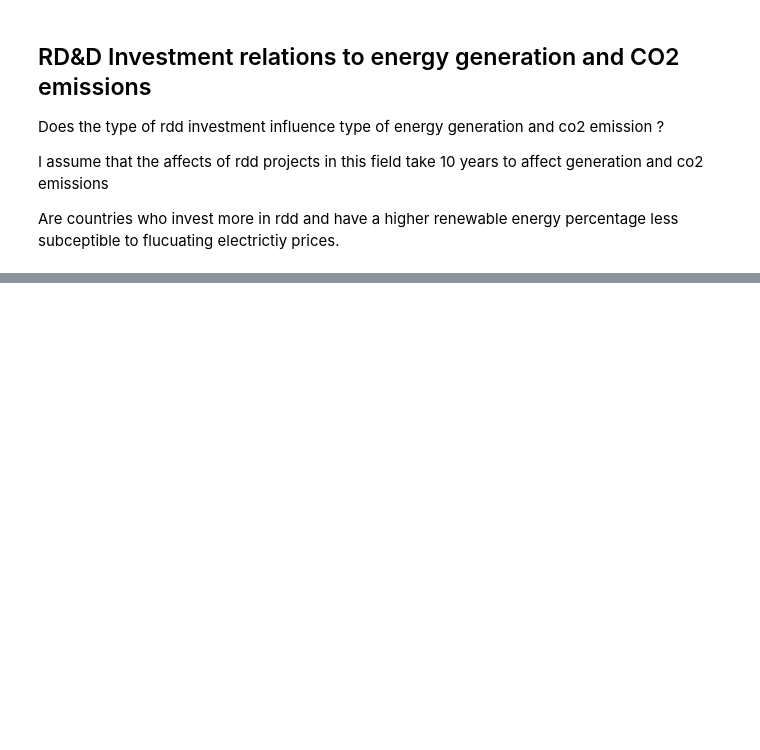
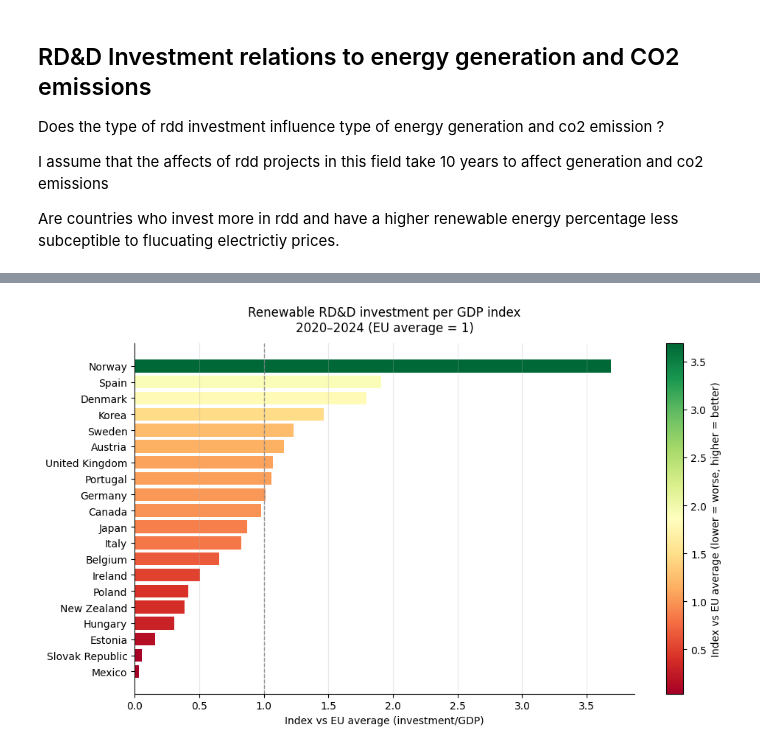
Before and after one commit to mozi30/VDS-RenewableEnergy, a Jupyter notebook: renewable-energy.ipynb, the cells around one changed output, grey strips where cells are left out. Cells and saved outputs as stored; diff of their text form; code cells hidden in the pictures; blank space fills up the shorter version.

```diff
--- a/renewable-energy.ipynb
+++ b/renewable-energy.ipynb
@@ -989,0 +1202,83 @@ show_scatterplot(
+# %%
+# --- NEW: INDEX WHERE 1 = EU AVERAGE -------------------------------
+
+eu_avg_invest_per_gdp_5y = agg_5y["investment_per_gdp_5y"].mean()
+agg_5y["index_vs_eu_avg"] = agg_5y["investment_per_gdp_5y"] / eu_avg_invest_per_gdp_5y
+
+# -------------------------------------------------------------------
+#   SELECT 10 COUNTRIES SPREAD FROM BAD → GOOD (NOT 5+5 EXTREMES)
+# -------------------------------------------------------------------
+agg_5y_sorted = agg_5y.sort_values("index_vs_eu_avg").reset_index(drop=True)
+
+n_all = len(agg_5y_sorted)
+n_sample = n_all
+
+# Evenly spaced indices from worst to best
+indices = np.linspace(0, n_all - 1, n_sample, dtype=int)
+sample_10 = agg_5y_sorted.iloc[indices].copy()
+
+# ensure sorted by index (bad → good)
+sample_10 = sample_10.sort_values("index_vs_eu_avg")
+
+# -------------------------------------------------------------------
+#   VISUAL: HORIZONTAL DIVERGING BAR (10 COUNTRIES, RED→GREEN)
+# -------------------------------------------------------------------
+import matplotlib.cm as cm
+import matplotlib.colors as mcolors
+
+plt.figure(figsize=(10, 6))
+
+cmap = cm.get_cmap("RdYlGn")  # red-yellow-green
+norm = mcolors.Normalize(
+    vmin=sample_10["index_vs_eu_avg"].min(),
+    vmax=sample_10["index_vs_eu_avg"].max()
+)
+colors = [cmap(norm(v)) for v in sample_10["index_vs_eu_avg"]]
+
+ax = plt.gca()
+ax.barh(
+    sample_10["Country/Region"],
+    sample_10["index_vs_eu_avg"],
+    color=colors
+)
+
+ax.axvline(1.0, linestyle="--", linewidth=1, alpha=0.8, color="grey")  # EU average
+
+ax.set_title(
+    f"Renewable RD&D investment per GDP index\n"
+    f"{start_window_year}–{latest_year} (EU average = 1)",
+    pad=12
+)
+ax.set_xlabel("Index vs EU average (investment/GDP)")
+ax.set_ylabel("")
+
+ax.grid(axis="x", alpha=0.3)
+ax.spines["top"].set_visible(False)
+ax.spines["right"].set_visible(False)
+
+# Colorbar for context
+sm = cm.ScalarMappable(cmap=cmap, norm=norm)
+sm.set_array([])
+cbar = plt.colorbar(sm, ax=ax)
+cbar.set_label("Index vs EU average (lower = worse, higher = better)")
+
+plt.tight_layout()
+plt.show()
+
+# --- DISTRIBUTION PLOT (OLD STYLE BOX PLOT, KEPT) --------------------
+
+plt.figure(figsize=(8, 4))
+snus.boxplot(
+    data=agg_5y,
+    x="index_vs_eu_avg"
+)
+plt.axvline(1.0, linestyle="--", linewidth=1, alpha=0.8, color="grey")
+plt.title(
+    f"Distribution of renewable RD&D investment per GDP index\n"
+    f"{start_window_year}–{latest_year} (EU average = 1)"
+)
+plt.xlabel("Index vs EU average (investment/GDP)")
+plt.tight_layout()
+plt.show()
+# %% [output]
+[figure, added]
```
Also changed, not shown: parts of 13 cells of this notebook.
